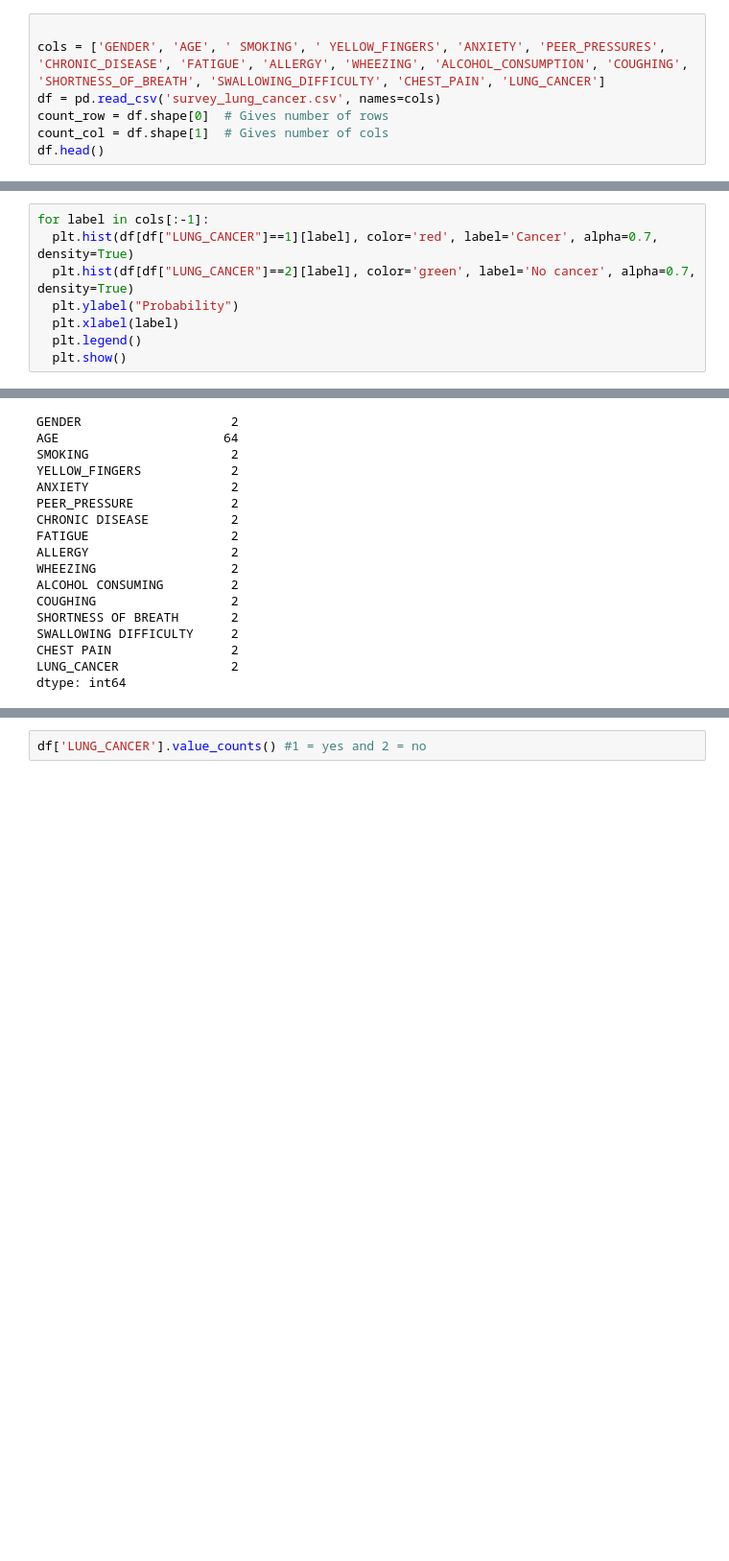
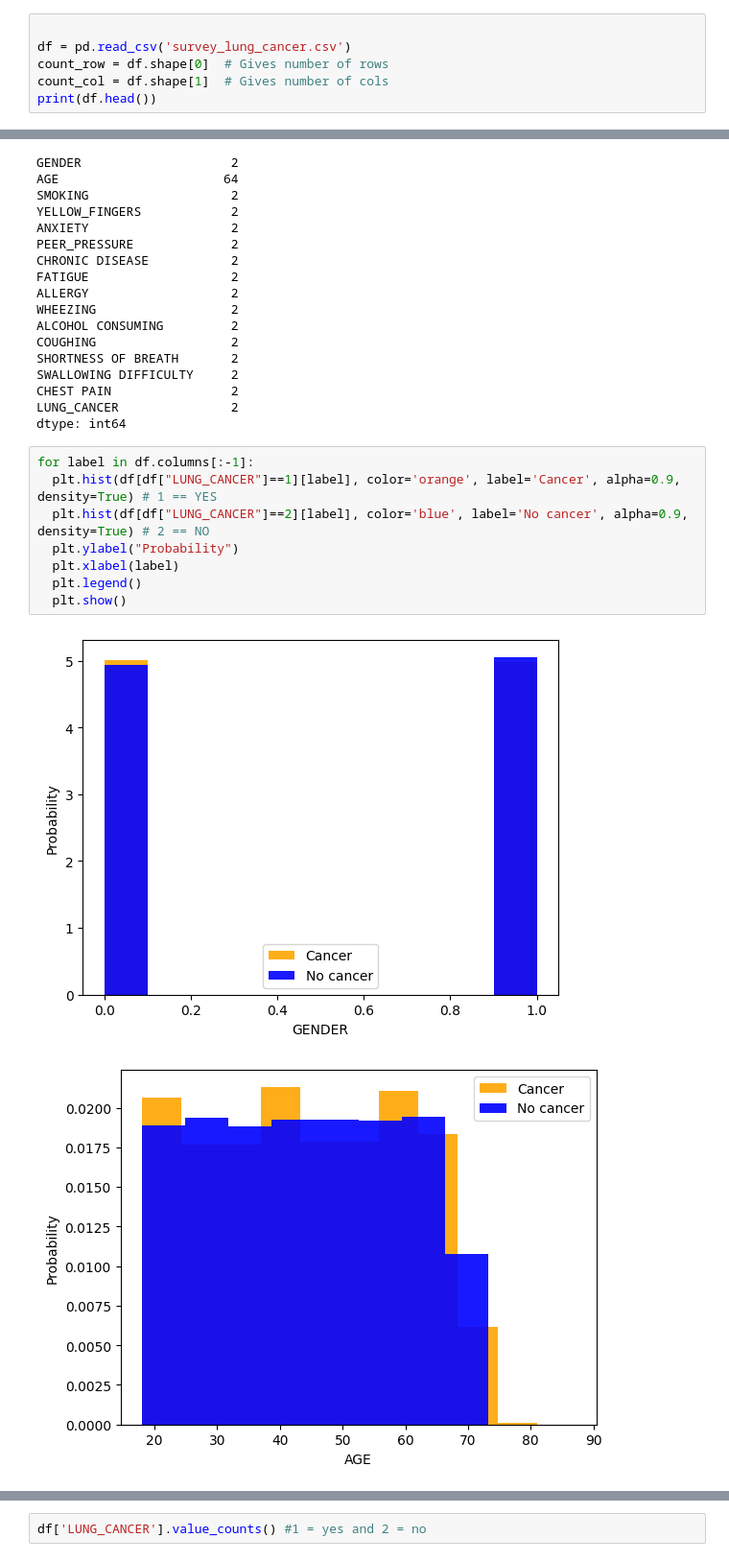
Before and after one commit to Skiiidoodle/Lung_cancer_prediction_ver1, a Jupyter notebook: Lung_cancer_detection.ipynb, the cells around one changed output, grey strips where cells are left out. Shown: that part at 96% size. Drawn from its saved outputs; the diff is of its cells as text; blank space fills up the shorter version.

```diff
--- a/Lung_cancer_detection.ipynb
+++ b/Lung_cancer_detection.ipynb
@@ -9,9 +9,8 @@ from imblearn.over_sampling import RandomOverSampler
 from imblearn.over_sampling import SMOTE
 # %%
 
-cols = ['GENDER', 'AGE', ' SMOKING', ' YELLOW_FINGERS', 'ANXIETY', 'PEER_PRESSURES', 'CHRONIC_DISEASE', 'FATIGUE', 'ALLERGY', 'WHEEZING', 'ALCOHOL_CONSUMPTION', 'COUGHING', 'SHORTNESS_OF_BREATH', 'SWALLOWING_DIFFICULTY', 'CHEST_PAIN', 'LUNG_CANCER']
-df = pd.read_csv('survey_lung_cancer.csv', names=cols)
+df = pd.read_csv('survey_lung_cancer.csv')
 count_row = df.shape[0]  # Gives number of rows
 count_col = df.shape[1]  # Gives number of cols
-df.head()
+print(df.head())
 # %% [output]
@@ -27,11 +40,3 @@ print(f"Number of columns: {count_col}")
 # %% [output]
 Number of rows: 55394
 Number of columns: 16
-# %%
-for label in cols[:-1]:
-  plt.hist(df[df["LUNG_CANCER"]==1][label], color='red', label='Cancer', alpha=0.7, density=True)
-  plt.hist(df[df["LUNG_CANCER"]==2][label], color='green', label='No cancer', alpha=0.7, density=True)
-  plt.ylabel("Probability")
-  plt.xlabel(label)
-  plt.legend()
-  plt.show()
@@ -69,3 +116,14 @@ SWALLOWING DIFFICULTY     2
 CHEST PAIN                2
 LUNG_CANCER               2
 dtype: int64
+# %%
+for label in df.columns[:-1]:
+  plt.hist(df[df["LUNG_CANCER"]==1][label], color='orange', label='Cancer', alpha=0.9, density=True) # 1 == YES
+  plt.hist(df[df["LUNG_CANCER"]==2][label], color='blue', label='No cancer', alpha=0.9, density=True) # 2 == NO
+  plt.ylabel("Probability")
+  plt.xlabel(label)
+  plt.legend()
+  plt.show()
+# %% [output]
+[figure, added]
+[figure, added]
```
Also changed, not shown: parts of 7 cells of this notebook.
